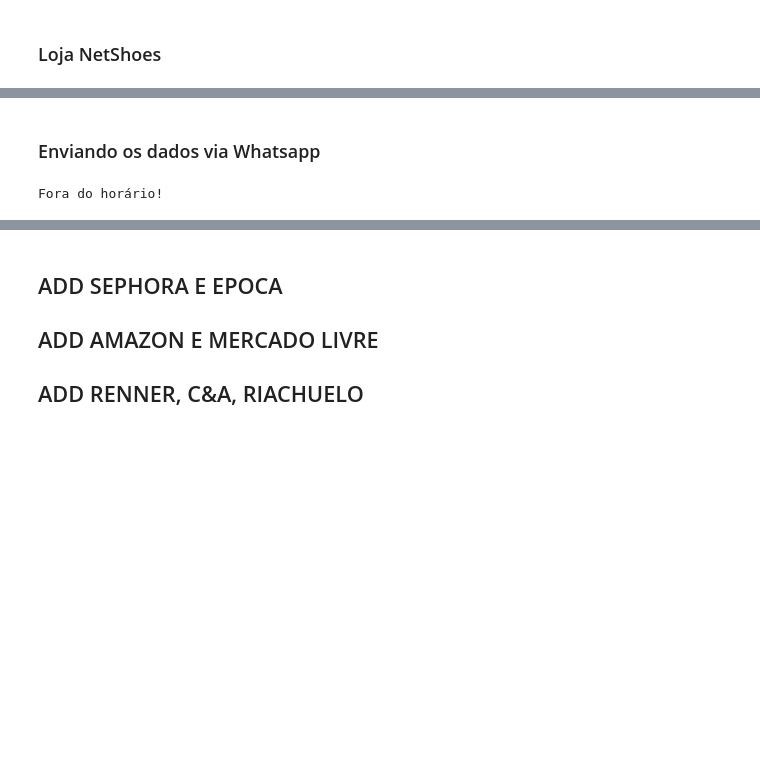
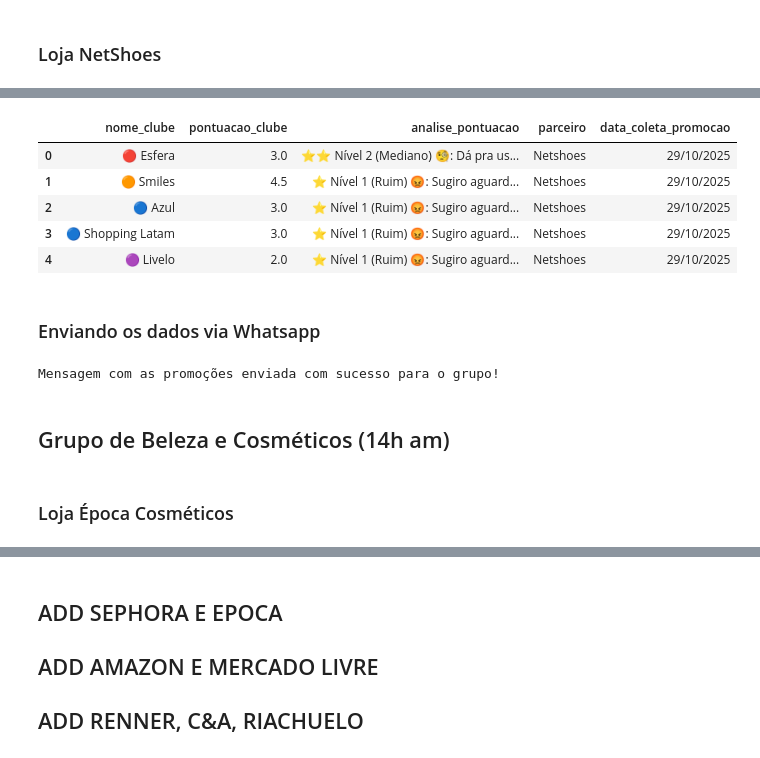
Before and after one commit to murillo-borges/webscraping-livelo-esfera, a Jupyter notebook: Webscraping_Whats_Milhas.ipynb, the cells around one changed output, grey strips where cells are left out. Saved outputs shown, nothing was run; the diff lists cells and outputs as text; code cells hidden in the pictures; blank space fills up the shorter version.

```diff
--- a/Webscraping_Whats_Milhas.ipynb
+++ b/Webscraping_Whats_Milhas.ipynb
@@ -235,0 +242,14 @@ else:
+# %%
+nomes_alvo = ["livelo", "esfera", "smiles", "azul", "shopping latam", "latam"]
+hora_atual = agora_brasilia.hour
+
+if hora_atual < hora_max_grupo_beleza:
+    df_boticario = coletar_promocoes(
+        url="https://www.comparemania.com.br/cashback-boticario/",
+        parceiro="Boticario",
+        data_formatada=data_formatada,
+        nomes_alvo=nomes_alvo
+    )
+    display(df_boticario)
+else:
+    print("Fora do horário!")
@@ -441,0 +351,14 @@ Fora do horário!
+# %%
+nomes_alvo = ["livelo", "esfera", "smiles", "azul", "shopping latam", "latam"]
+hora_atual = agora_brasilia.hour
+
+if hora_atual >= hora_min_grupo_esportivo and hora_atual < hora_max_grupo_esportivo:
+    df_centauro = coletar_promocoes(
+        url="https://www.comparemania.com.br/cashback-centauro/",
+        parceiro="Centauro",
+        data_formatada=data_formatada,
+        nomes_alvo=nomes_alvo
+    )
+    display(df_centauro)
+else:
+    print("Fora do horário!")
@@ -555,27 +371,48 @@ Fora do horário!
+# %%
+nomes_alvo = ["livelo", "esfera", "smiles", "azul", "shopping latam", "latam"]
+hora_atual = agora_brasilia.hour
+
+if hora_atual >= hora_min_grupo_esportivo and hora_atual < hora_max_grupo_esportivo:
+    df_netshoes = coletar_promocoes(
+        url="https://www.comparemania.com.br/cashback-netshoes/",
+        parceiro="Netshoes",
+        data_formatada=data_formatada,
+        nomes_alvo=nomes_alvo
+    )
+    display(df_netshoes)
+else:
+    print("Fora do horário!")
+# %% [output]
+|  | nome_clube | pontuacao_clube | analise_pontuacao | parceiro | data_coleta_promocao |
+| 0 | 🔴 Esfera | 3.0 | ⭐⭐ Nível 2 (Mediano) 🧐: Dá pra us... | Netshoes | 29/10/2025 |
+| 1 | 🟠 Smiles | 4.5 | ⭐ Nível 1 (Ruim) 😡: Sugiro aguard... | Netshoes | 29/10/2025 |
+| 2 | 🔵 Azul | 3.0 | ⭐ Nível 1 (Ruim) 😡: Sugiro aguard... | Netshoes | 29/10/2025 |
+| 3 | 🔵 Shopping Latam | 3.0 | ⭐ Nível 1 (Ruim) 😡: Sugiro aguard... | Netshoes | 29/10/2025 |
+| 4 | 🟣 Livelo | 2.0 | ⭐ Nível 1 (Ruim) 😡: Sugiro aguard... | Netshoes | 29/10/2025 |
 # %% [markdown]
 ### Enviando os dados via Whatsapp
 # %%
-if hora_atual >= hora_min_grupo_esportivo:
+if hora_atual >= hora_min_grupo_esportivo and hora_atual < hora_max_grupo_esportivo:
   # Concatenando os dataframes
   df_final = pd.concat([df_centauro, df_netshoes], ignore_index=True)
   df_final
 
   # Criando a mensagem do grupo de Beleza e Cosméticos
   msg = ""
-  msg_titulo = f"👟🏓 *Promoções do Grupo de Roupas e Calçados Esportivos em {data_formatada}: 👇*"
+  msg_titulo = f"👟🏓 *Promoções da Categoria de Roupas e Calçados Esportivos em {data_formatada}: 👇*"
 
   for index, row in df_final.iterrows():
-    msg += f"""
+    msg += textwrap.dedent(f"""
   *Parceiro:* {row["parceiro"]}
   *Programa de Fidelidade:* {row["nome_clube"]}
   *Pontuação:* {row["pontuacao_clube"]}
   *Análise da Promoção:* {row["analise_pontuacao"]}
 
-  {"-"*30}"""
+  {"-"*30}""").strip()
     #print(msg)
       #print(index, row["nome_clube"], row["pontuacao_clube"])
 
-  msg_grupo = msg_titulo + "\n" + msg
+  msg_grupo = msg_titulo + "\n\n" + msg
 
   # Enviando mensagem no grupo do Whatsapp
   import requests
@@ -585,7 +422,7 @@ if hora_atual >= hora_min_grupo_esportivo:
   API_KEY = 'sk_hRzCfVl0hSFebdFmmN0hwhpNZtVA9JqIdscEpatVHyreMM9f'
 
   # JID do grupo (obtido via rota /groups)
-  group_jid = '555195564436-1477420627@g.us'
+  group_jid = '120363040547851644@g.us' #id_grupo_envio #'555195564436-1477420627@g.us'
 
   # Mensagem
   message_promo = msg_grupo
@@ -616,4 +453,8 @@ if hora_atual >= hora_min_grupo_esportivo:
 else:
   print("Fora do horário!")
 # %% [output]
-Fora do horário!
+Mensagem com as promoções enviada com sucesso para o grupo!
+# %% [markdown]
+## Grupo de Beleza e Cosméticos (14h am)
+# %% [markdown]
+### Loja Época Cosméticos
```
Also changed, not shown: parts of 24 cells of this notebook.
